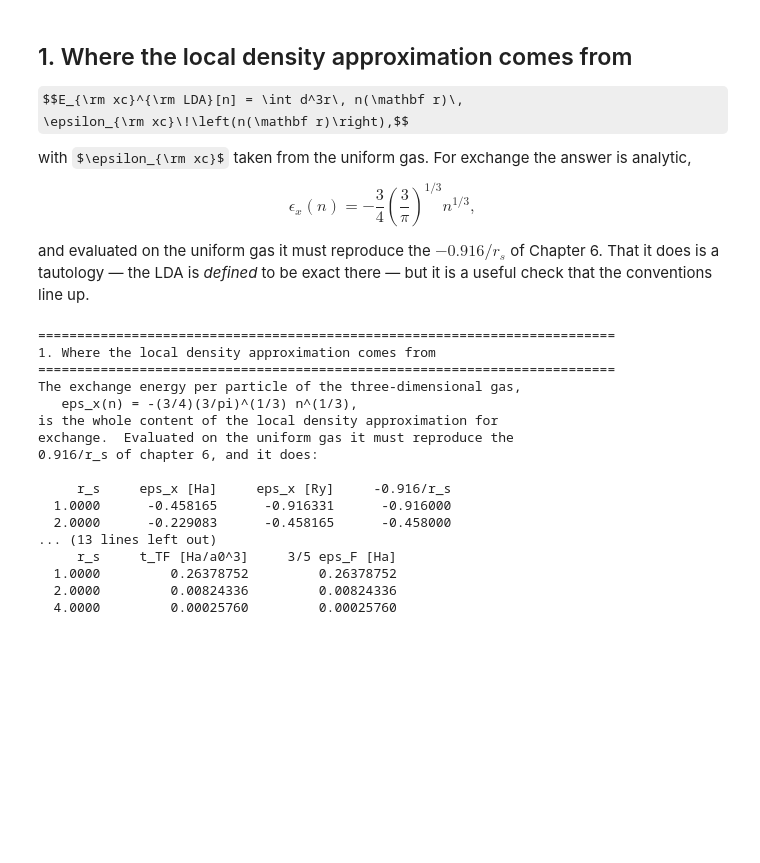
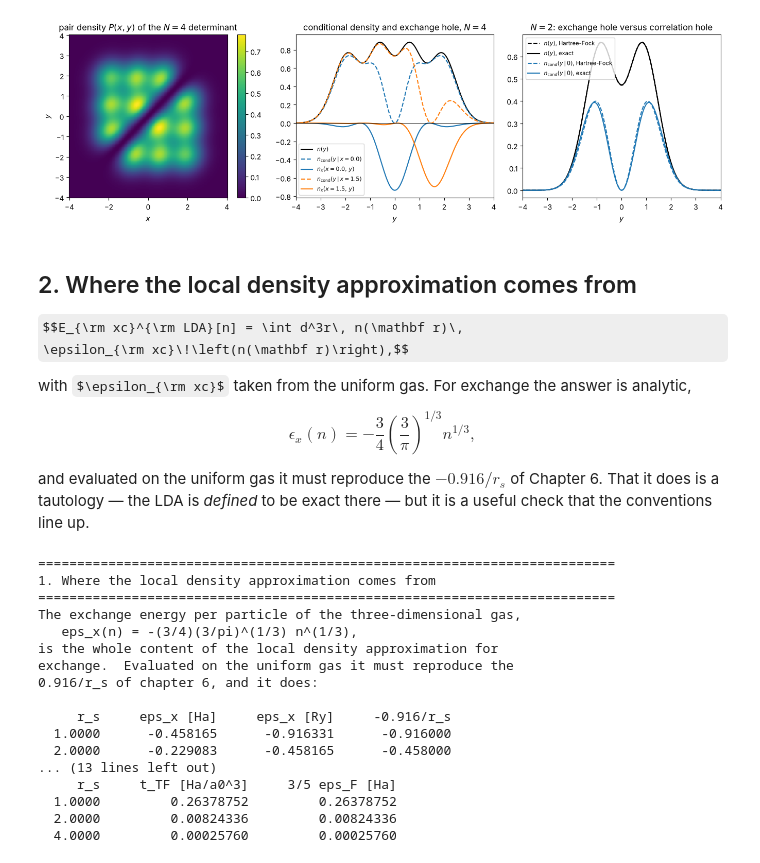
Before and after one commit to EducationalMaterialUiO/ManyBodyPhysicsUiO, a Jupyter notebook: doc/LectureNotes/_build/jupyter_execute/dft.ipynb, the cells around one changed output. Saved outputs shown, nothing was run; the diff lists cells and outputs as text; code cells hidden in the pictures; some formulas as TeX source; blank space fills up the shorter version.

```diff
--- a/doc/LectureNotes/_build/jupyter_execute/dft.ipynb
+++ b/doc/LectureNotes/_build/jupyter_execute/dft.ipynb
@@ -38,5 +136,43 @@ np.set_printoptions(precision=6, suppress=True, linewidth=120)
+# %%
+hf = dft.hartree_fock(4)
+grid, phi = dft.oscillator_basis(8)
+occ = (phi.T @ hf["C"][:, :4]).T
+dd = densitymatrices.DeterminantDensities(occ, grid)
+
+fig, ax = plt.subplots(1, 3, figsize=(13.5, 4.2))
+m = np.abs(grid) <= 4.0
+im = ax[0].pcolormesh(grid[m], grid[m], dd.P[np.ix_(m, m)], shading="auto")
+ax[0].set_xlabel("$x$"); ax[0].set_ylabel("$y$")
+ax[0].set_title("pair density $P(x,y)$ of the $N=4$ determinant")
+fig.colorbar(im, ax=ax[0])
+
+ax[1].plot(grid, dd.n, "k", label="$n(y)$")
+for x0, c in ((0.0, "C0"), (1.5, "C1")):
+    xj, cond = dd.conditional_density(x0)
+    _, hole = dd.exchange_hole(x0)
+    ax[1].plot(grid, cond, c, ls="--", label=rf"$n_{{\rm cond}}(y\,|\,x={x0})$")
+    ax[1].plot(grid, hole, c, label=rf"$n_x(x={x0},\,y)$")
+ax[1].axhline(0.0, color="k", lw=0.6)
+ax[1].set_xlim(-4, 4); ax[1].set_xlabel("$y$")
+ax[1].set_title("conditional density and exchange hole, $N=4$")
+ax[1].legend(fontsize=8)
+
+ct = densitymatrices.CorrelatedTwoParticle()
+hf2 = dft.hartree_fock(2)
+d2 = densitymatrices.DeterminantDensities((phi.T @ hf2["C"][:, :2]).T, grid)
+j = int(np.argmin(np.abs(grid)))
+ax[2].plot(grid, d2.n, "k--", label="$n(y)$, Hartree-Fock")
+ax[2].plot(grid, ct.n, "k", label="$n(y)$, exact")
+ax[2].plot(grid, d2.P[j] / d2.n[j], "C0--", label=r"$n_{\rm cond}(y\,|\,0)$, Hartree-Fock")
+ax[2].plot(grid, ct.P[j] / ct.n[j], "C0", label=r"$n_{\rm cond}(y\,|\,0)$, exact")
+ax[2].set_xlim(-4, 4); ax[2].set_xlabel("$y$")
+ax[2].set_title("$N=2$: exchange hole versus correlation hole")
+ax[2].legend(fontsize=8, loc="upper left")
+fig.tight_layout(); plt.show()
+# %% [output]
+[figure, added]
 # %% [markdown]
-## 1. Where the local density approximation comes from
+## 2. Where the local density approximation comes from
 
 $$E_{\rm xc}^{\rm LDA}[n] = \int d^3r\, n(\mathbf r)\,
   \epsilon_{\rm xc}\!\left(n(\mathbf r)\right),$$
```
Also changed, not shown: parts of 32 cells of this notebook, 39 other files.
